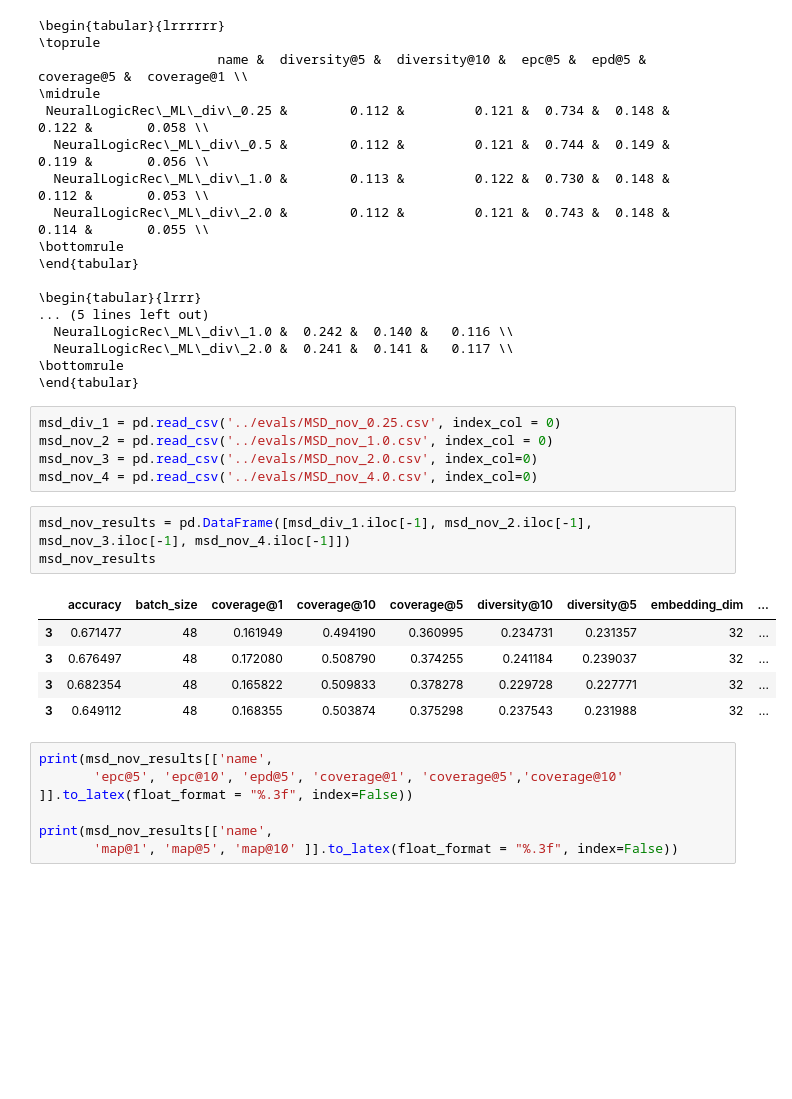
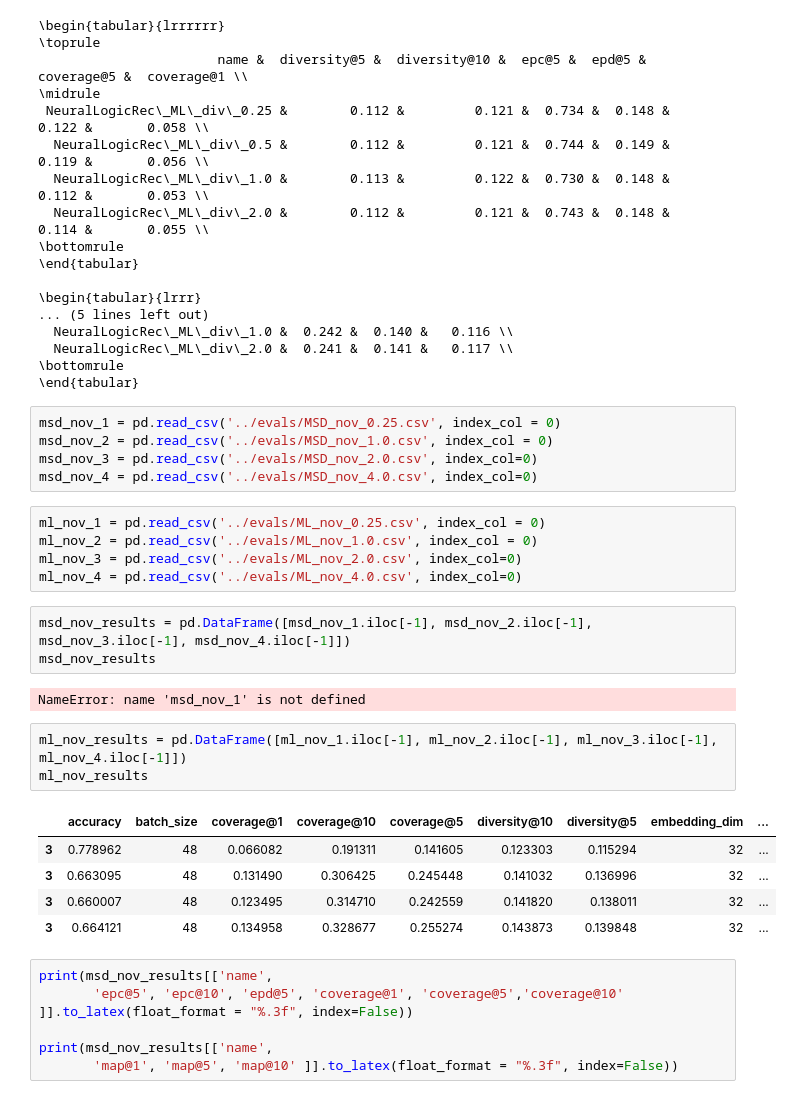
Before and after one commit to HennerM/rs-ml-with-constraints, a Jupyter notebook: NLR_Evaluation_Visualization.ipynb, the cells around one changed output. Cells and saved outputs as stored; diff of their text form; blank space fills up the shorter version.

```diff
--- a/NLR_Evaluation_Visualization.ipynb
+++ b/NLR_Evaluation_Visualization.ipynb
@@ -179,19 +179,29 @@ print(ml_div_results[['name',
 \bottomrule
 \end{tabular}
 # %%
-msd_div_1 = pd.read_csv('../evals/MSD_nov_0.25.csv', index_col = 0)
+msd_nov_1 = pd.read_csv('../evals/MSD_nov_0.25.csv', index_col = 0)
 msd_nov_2 = pd.read_csv('../evals/MSD_nov_1.0.csv', index_col = 0)
 msd_nov_3 = pd.read_csv('../evals/MSD_nov_2.0.csv', index_col=0)
 msd_nov_4 = pd.read_csv('../evals/MSD_nov_4.0.csv', index_col=0)
+# %%
+ml_nov_1 = pd.read_csv('../evals/ML_nov_0.25.csv', index_col = 0)
+ml_nov_2 = pd.read_csv('../evals/ML_nov_1.0.csv', index_col = 0)
+ml_nov_3 = pd.read_csv('../evals/ML_nov_2.0.csv', index_col=0)
+ml_nov_4 = pd.read_csv('../evals/ML_nov_4.0.csv', index_col=0)
 # %%
-msd_nov_results = pd.DataFrame([msd_div_1.iloc[-1], msd_nov_2.iloc[-1], msd_nov_3.iloc[-1], msd_nov_4.iloc[-1]])
+msd_nov_results = pd.DataFrame([msd_nov_1.iloc[-1], msd_nov_2.iloc[-1], msd_nov_3.iloc[-1], msd_nov_4.iloc[-1]])
 msd_nov_results
 # %% [output]
-|  | accuracy | batch_size | coverage@1 | coverage@10 | coverage@5 | diversity@10 | diversity@5 | embedding_dim | ... |
-| 3 | 0.671477 | 48 | 0.161949 | 0.494190 | 0.360995 | 0.234731 | 0.231357 | 32 | ... |
-| 3 | 0.676497 | 48 | 0.172080 | 0.508790 | 0.374255 | 0.241184 | 0.239037 | 32 | ... |
-| 3 | 0.682354 | 48 | 0.165822 | 0.509833 | 0.378278 | 0.229728 | 0.227771 | 32 | ... |
-| 3 | 0.649112 | 48 | 0.168355 | 0.503874 | 0.375298 | 0.237543 | 0.231988 | 32 | ... |
+NameError: name 'msd_nov_1' is not defined
+# %%
+ml_nov_results = pd.DataFrame([ml_nov_1.iloc[-1], ml_nov_2.iloc[-1], ml_nov_3.iloc[-1], ml_nov_4.iloc[-1]])
+ml_nov_results
+# %% [output]
+|  | accuracy | batch_size | coverage@1 | coverage@10 | coverage@5 | diversity@10 | diversity@5 | embedding_dim | ... |
+| 3 | 0.778962 | 48 | 0.066082 | 0.191311 | 0.141605 | 0.123303 | 0.115294 | 32 | ... |
+| 3 | 0.663095 | 48 | 0.131490 | 0.306425 | 0.245448 | 0.141032 | 0.136996 | 32 | ... |
+| 3 | 0.660007 | 48 | 0.123495 | 0.314710 | 0.242559 | 0.141820 | 0.138011 | 32 | ... |
+| 3 | 0.664121 | 48 | 0.134958 | 0.328677 | 0.255274 | 0.143873 | 0.139848 | 32 | ... |
 # %%
 print(msd_nov_results[['name',
        'epc@5', 'epc@10', 'epd@5', 'coverage@1', 'coverage@5','coverage@10' ]].to_latex(float_format = "%.3f", index=False))
```
Also changed, not shown: parts of 1 cell of this notebook, 5 other files.
